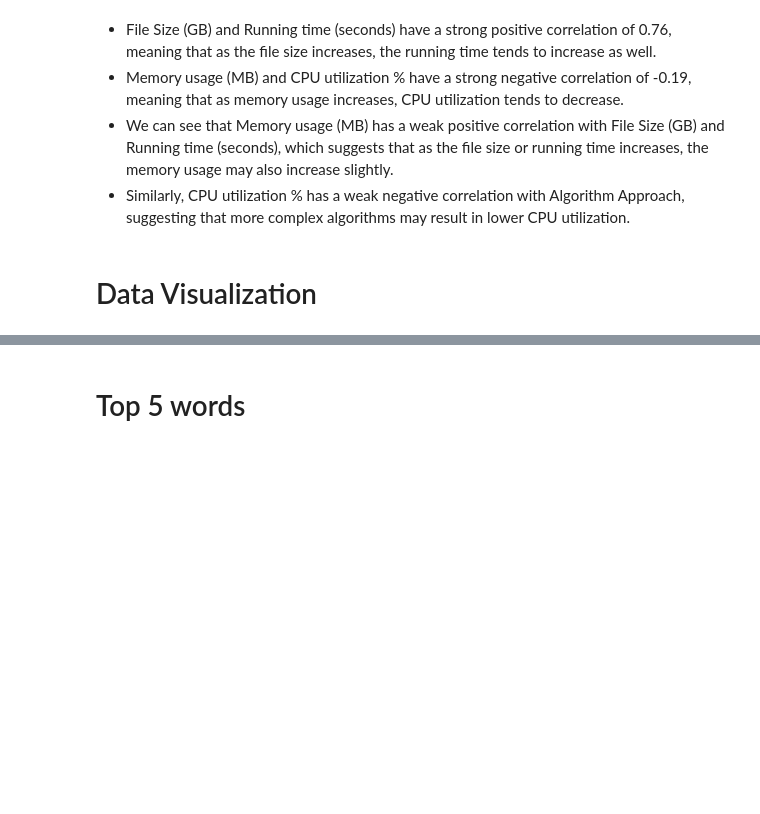
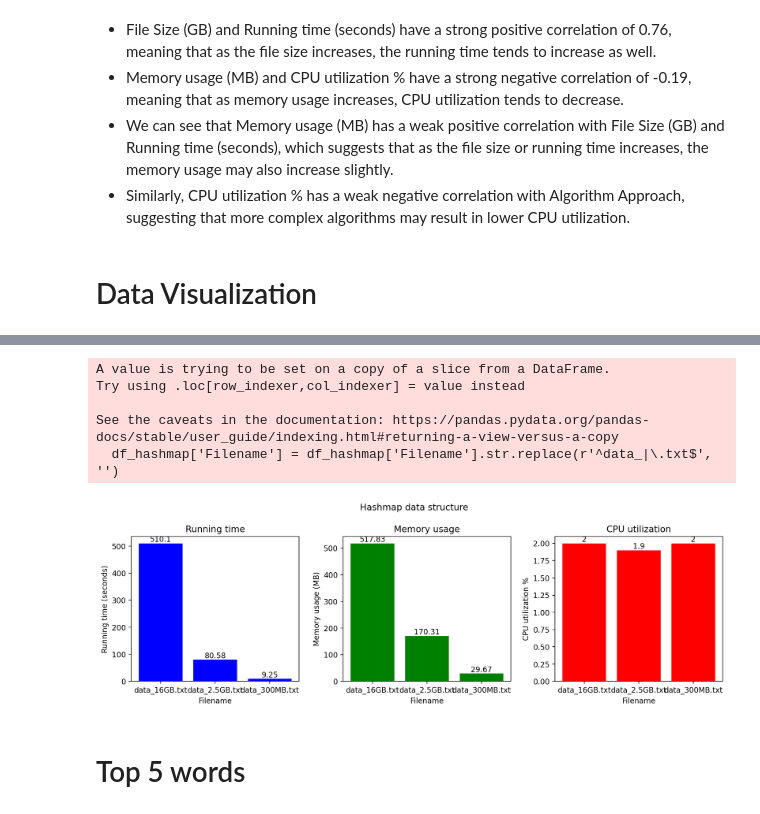
Before and after one commit to divaamahajan/K-Most-Popular-Words, a Jupyter notebook: logs/log_visualizaion.ipynb, the cells around one changed output, grey strips where cells are left out. Cells and saved outputs as stored; diff of their text form; code cells hidden in the pictures; blank space fills up the shorter version.

```diff
--- a/logs/log_visualizaion.ipynb
+++ b/logs/log_visualizaion.ipynb
@@ -169,3 +181,56 @@ for name, group in grouped:
+# %%
+import pandas as pd
+import matplotlib.pyplot as plt
+
+# filter values by Data Structure = 'hashmap'
+df_hashmap = df[df['Data Structure'] == 'hashmap']
+# remove prefix and suffix from filename values
+df_hashmap['Filename'] = df_hashmap['Filename'].str.replace(r'^data_|\.txt$', '')
+
+# group the filtered data by Filename
+grouped = df_hashmap.groupby('Filename')
+
+# initialize figure
+fig, axs = plt.subplots(1, 3, figsize=(12, 4))
+
+# create bar graph for Running time
+axs[0].bar(grouped.groups.keys(), grouped['Running time (seconds)'].mean(), color='blue')
+axs[0].set_xlabel('Filename')
+axs[0].set_ylabel('Running time (seconds)')
+axs[0].set_title('Running time')
+
+# create bar graph for Memory usage
+axs[1].bar(grouped.groups.keys(), grouped['Memory usage (MB)'].mean(), color='green')
+axs[1].set_xlabel('Filename')
+axs[1].set_ylabel('Memory usage (MB)')
+axs[1].set_title('Memory usage')
+
+# create bar graph for CPU utilization
+axs[2].bar(grouped.groups.keys(), grouped['CPU utilization %'].mean(), color='red')
+axs[2].set_xlabel('Filename')
+axs[2].set_ylabel('CPU utilization %')
+axs[2].set_title('CPU utilization')
+
+# set main title
+plt.suptitle('Hashmap data structure')
+
+# add values of y axis on the top of the bar
+for ax in axs:
+    for bar in ax.containers:
+        ax.bar_label(bar, label_type='edge')
+
+# add space between subplots
+plt.tight_layout()
+
+# show the graph
+plt.show()
+# %% [output]
+A value is trying to be set on a copy of a slice from a DataFrame.
+Try using .loc[row_indexer,col_indexer] = value instead
+
+See the caveats in the documentation: https://pandas.pydata.org/pandas-docs/stable/user_guide/indexing.html#returning-a-view-versus-a-copy
+  df_hashmap['Filename'] = df_hashmap['Filename'].str.replace(r'^data_|\.txt$', '')
+[figure, added]
 # %% [markdown]
 # Top 5 words
 # %%
```
Also changed, not shown: parts of 2 cells of this notebook.
